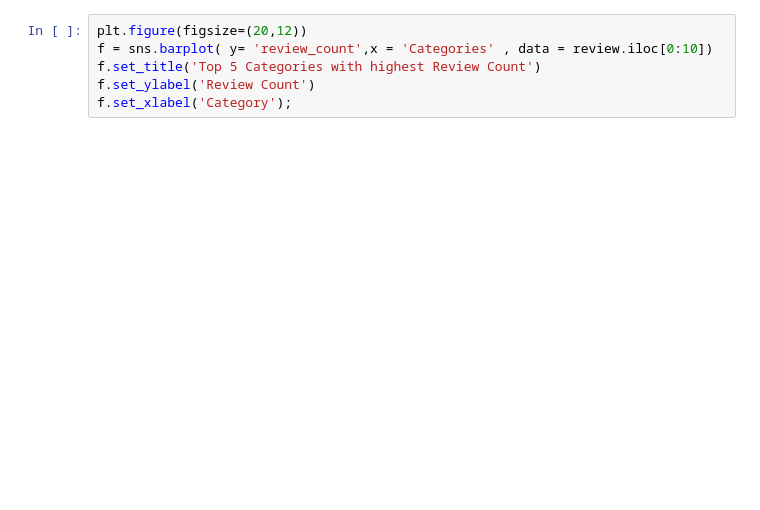
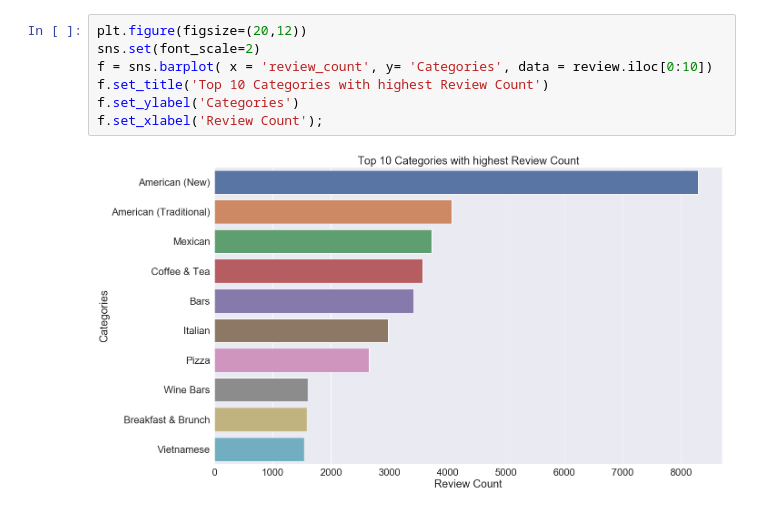
Before and after one commit to fnusandhiya/YELP, a Jupyter notebook: my_file.ipynb, the cells around one changed output. Saved outputs shown, nothing was run; the diff lists cells and outputs as text; blank space fills up the shorter version.

```diff
--- a/my_file.ipynb
+++ b/my_file.ipynb
@@ -113,9 +188,12 @@ NameError: name 'yelp' is not defined
 # %%
 plt.figure(figsize=(20,12))
-f = sns.barplot( y= 'review_count',x = 'Categories' , data = review.iloc[0:10])
-f.set_title('Top 5 Categories with highest Review Count')
-f.set_ylabel('Review Count')
-f.set_xlabel('Category');
+sns.set(font_scale=2)
+f = sns.barplot( x = 'review_count', y= 'Categories', data = review.iloc[0:10])
+f.set_title('Top 10 Categories with highest Review Count')
+f.set_ylabel('Categories')
+f.set_xlabel('Review Count');
+# %% [output]
+[figure, added]
 # %%
 gmap = gmplot.GoogleMapPlotter(41.4, -81.7, 13)
 #gmap = gmplot.GoogleMapPlotter.from_geocode("Cleveland")
```
Also changed, not shown: parts of 11 cells of this notebook, 1 other file.
